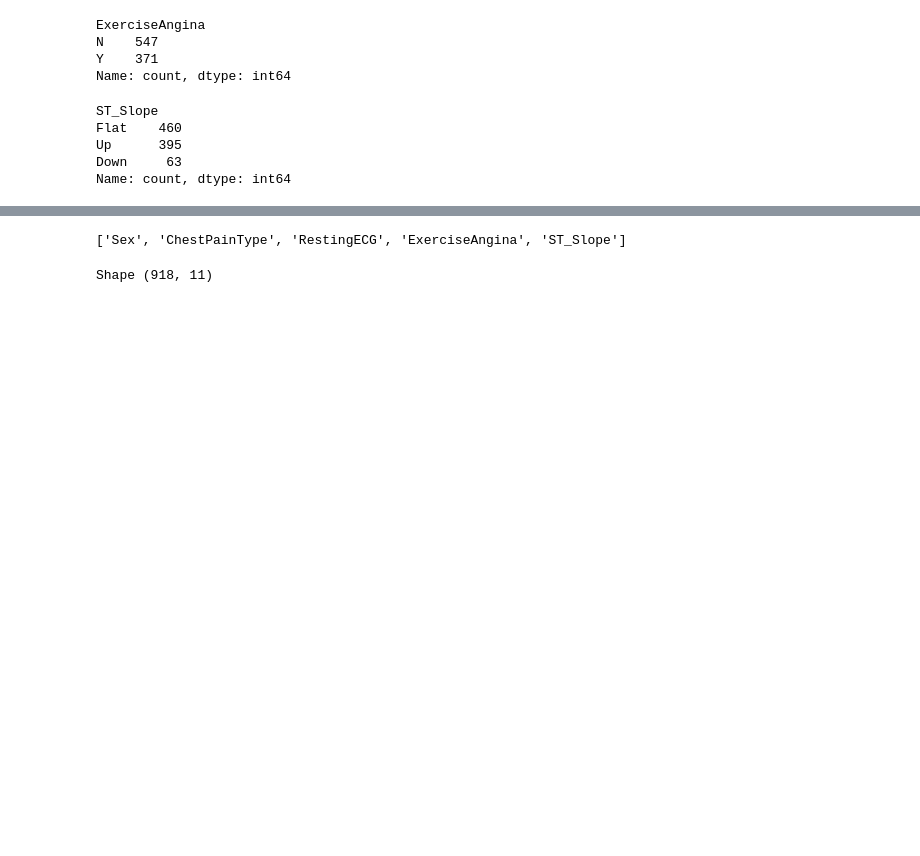
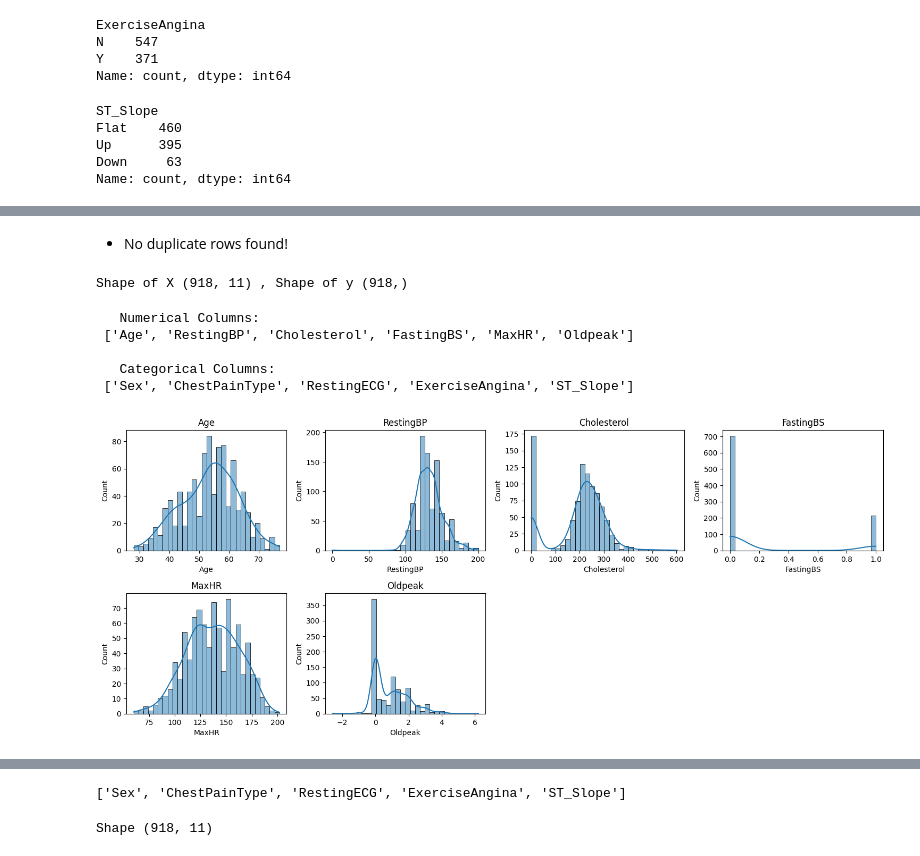
Before and after one commit to himanshu-shekhar2327/Heart-Failure-Prediction, a Jupyter notebook: Heart.ipynb, the cells around one changed output, grey strips where cells are left out. Cells and saved outputs as stored; diff of their text form; code cells hidden in the pictures; blank space fills up the shorter version.

```diff
--- a/Heart.ipynb
+++ b/Heart.ipynb
@@ -164,5 +223,32 @@ data.describe()
+# %% [markdown]
+- No duplicate rows found!
+# %%
+X = data.drop('HeartDisease',axis=1)
+y = data['HeartDisease']
+
+print(f'\nShape of X {X.shape} , Shape of y {y.shape}\n')
+# %% [output]
+Shape of X (918, 11) , Shape of y (918,)
 # %%
 #Numerical Columns
-num_cols = data.select_dtypes(include=['int64','float64']).columns.tolist()
+num_cols = X.select_dtypes(include=['int64','float64']).columns.tolist()
 #Categorical Columns
-cat_cols = data.select_dtypes(include=['object']).columns.tolist()
+cat_cols = X.select_dtypes(include=['object']).columns.tolist()
+print(f'\n   Numerical Columns:\n {num_cols}')
+print(f'\n   Categorical Columns:\n {cat_cols}')
+# %% [output]
+   Numerical Columns:
+ ['Age', 'RestingBP', 'Cholesterol', 'FastingBS', 'MaxHR', 'Oldpeak']
+
+   Categorical Columns:
+ ['Sex', 'ChestPainType', 'RestingECG', 'ExerciseAngina', 'ST_Slope']
+# %%
+plt.figure(figsize=(15,12))
+for i ,col in enumerate(X[num_cols].columns):
+    plt.subplot(4,4,i+1)
+    sns.histplot(X[col],bins=30,kde=True)
+    plt.title(col)
+plt.tight_layout()
+plt.show()
+# %% [output]
+[figure, added]
```
Also changed, not shown: parts of 63 cells of this notebook.
